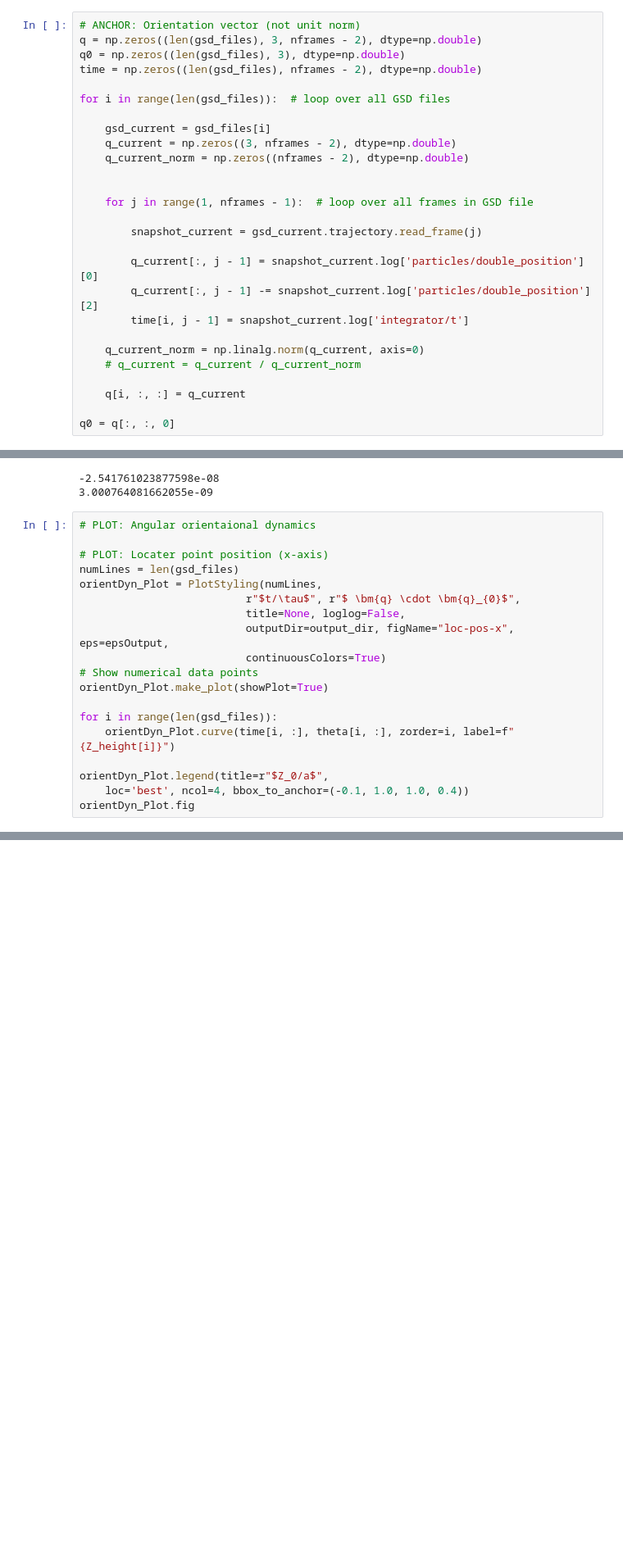
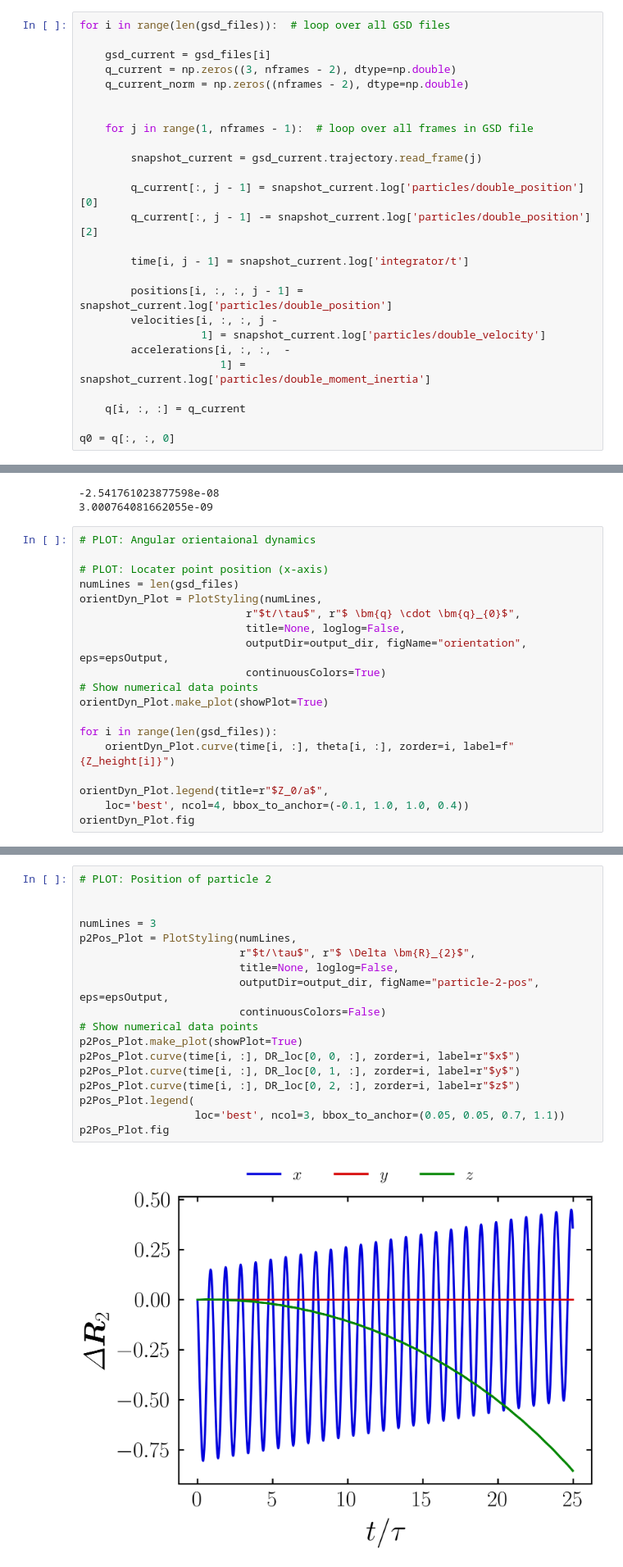
Before and after one commit to alec-glisman/Swimming-in-Potential-Flow, a Jupyter notebook: jupyter_notebooks/orientation_dynamics.ipynb, the cells around one changed output, grey strips where cells are left out. Shown: that part at 82% size. Drawn from its saved outputs; the diff is of its cells as text; blank space fills up the shorter version.

Commit message:
updated plots to show displacements

```diff
--- a/jupyter_notebooks/orientation_dynamics.ipynb
+++ b/jupyter_notebooks/orientation_dynamics.ipynb
@@ -89,9 +101,4 @@ nframes = gsd_files[0].trajectory.file.nframes
 # %%
-# ANCHOR: Orientation vector (not unit norm)
-q = np.zeros((len(gsd_files), 3, nframes - 2), dtype=np.double)
-q0 = np.zeros((len(gsd_files), 3), dtype=np.double)
-time = np.zeros((len(gsd_files), nframes - 2), dtype=np.double)
-
 for i in range(len(gsd_files)):  # loop over all GSD files
 
     gsd_current = gsd_files[i]
@@ -105,10 +112,14 @@ for i in range(len(gsd_files)):  # loop over all GSD files
 
         q_current[:, j - 1] = snapshot_current.log['particles/double_position'][0]
         q_current[:, j - 1] -= snapshot_current.log['particles/double_position'][2]
+
         time[i, j - 1] = snapshot_current.log['integrator/t']
 
-    q_current_norm = np.linalg.norm(q_current, axis=0)
-    # q_current = q_current / q_current_norm
+        positions[i, :, :, j - 1] = snapshot_current.log['particles/double_position']
+        velocities[i, :, :, j -
+                   1] = snapshot_current.log['particles/double_velocity']
+        accelerations[i, :, :,  -
+                      1] = snapshot_current.log['particles/double_moment_inertia']
 
     q[i, :, :] = q_current
 
@@ -186,7 +197,7 @@ numLines = len(gsd_files)
 orientDyn_Plot = PlotStyling(numLines,
                           r"$t/\tau$", r"$ \bm{q} \cdot \bm{q}_{0}$",
                           title=None, loglog=False,
-                          outputDir=output_dir, figName="loc-pos-x", eps=epsOutput,
+                          outputDir=output_dir, figName="orientation", eps=epsOutput,
                           continuousColors=True)
 # Show numerical data points
 orientDyn_Plot.make_plot(showPlot=True)
@@ -199,3 +210,23 @@ orientDyn_Plot.legend(title=r"$Z_0/a$",
 orientDyn_Plot.fig
 # %% [output]
 [figure]
+# %%
+# PLOT: Position of particle 2
+
+
+numLines = 3
+p2Pos_Plot = PlotStyling(numLines,
+                         r"$t/\tau$", r"$ \Delta \bm{R}_{2}$",
+                         title=None, loglog=False,
+                         outputDir=output_dir, figName="particle-2-pos", eps=epsOutput,
+                         continuousColors=False)
+# Show numerical data points
+p2Pos_Plot.make_plot(showPlot=True)
+p2Pos_Plot.curve(time[i, :], DR_loc[0, 0, :], zorder=i, label=r"$x$")
+p2Pos_Plot.curve(time[i, :], DR_loc[0, 1, :], zorder=i, label=r"$y$")
+p2Pos_Plot.curve(time[i, :], DR_loc[0, 2, :], zorder=i, label=r"$z$")
+p2Pos_Plot.legend(
+                  loc='best', ncol=3, bbox_to_anchor=(0.05, 0.05, 0.7, 1.1))
+p2Pos_Plot.fig
+# %% [output]
+[figure, added]
```
Also changed, not shown: parts of 3 cells of this notebook.
